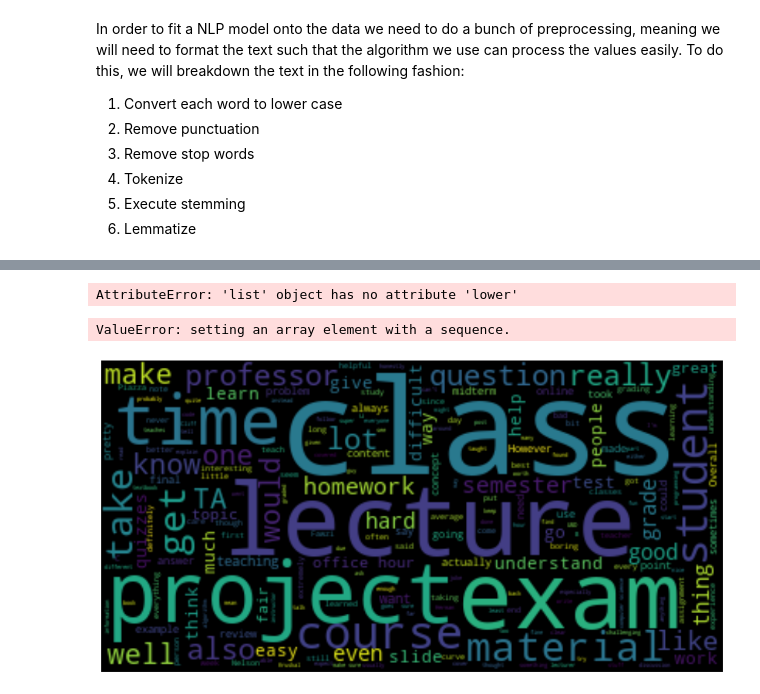
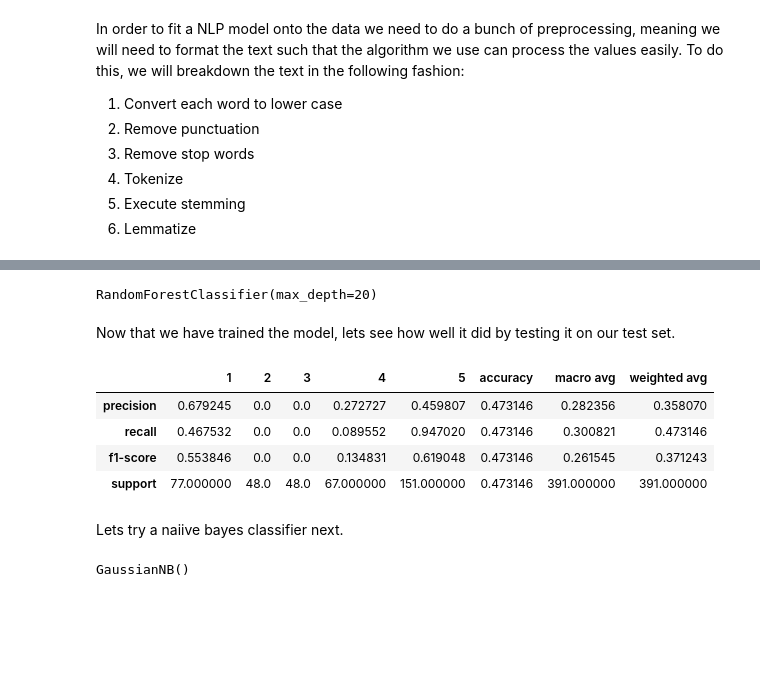
Before and after one commit to adamy03/course_analysis, a Jupyter notebook: course_analysis.ipynb, the cells around one changed output, grey strips where cells are left out. Cells and saved outputs as stored; diff of their text form; code cells hidden in the pictures; blank space fills up the shorter version.

```diff
--- a/course_analysis.ipynb
+++ b/course_analysis.ipynb
@@ -509,12 +494,10 @@ We have now broken each review into a string that simplifies the language into c
 # %%
-X = reviews["processed"].copy()
-Y = reviews["rating"].copy()
+X = CountVectorizer(max_features=1000).fit_transform(reviews["processed"]).toarray()
+Y = np.array(reviews["rating"].astype(int))
-# %%
-X = CountVectorizer(max_features=1000).fit_transform(X).toarray()
-# %% [output]
-AttributeError: 'list' object has no attribute 'lower'
+# %%
+X_train, X_test, y_train, y_test = train_test_split(X, Y, test_size=0.25, random_state=320)
 # %%
-clf = RandomForestClassifier(max_depth=10)
-clf.fit(X, Y)
+clf = RandomForestClassifier(max_depth=20, n_estimators=100)
+clf.fit(X_train, y_train)
 # %% [output]
-ValueError: setting an array element with a sequence.
+RandomForestClassifier(max_depth=20)
@@ -525,8 +504,18 @@ wc = WordCloud(stopwords=stop_words).generate(textt)
-# %%
-fig = plt.figure(figsize =(15, 10))
-
-plt.imshow(wc, interpolation='bilinear')
-plt.axis('off')
-plt.show()
-# %% [output]
-[figure, removed]
+# %% [markdown]
+Now that we have trained the model, lets see how well it did by testing it on our test set.
+# %%
+y_pred = clf.predict(X_test)
+pd.DataFrame(classification_report(y_test, y_pred, output_dict=True, zero_division=0))
+# %% [output]
+|  | 1 | 2 | 3 | 4 | 5 | accuracy | macro avg | weighted avg |
+| precision | 0.679245 | 0.0 | 0.0 | 0.272727 | 0.459807 | 0.473146 | 0.282356 | 0.358070 |
+| recall | 0.467532 | 0.0 | 0.0 | 0.089552 | 0.947020 | 0.473146 | 0.300821 | 0.473146 |
+| f1-score | 0.553846 | 0.0 | 0.0 | 0.134831 | 0.619048 | 0.473146 | 0.261545 | 0.371243 |
+| support | 77.000000 | 48.0 | 48.0 | 67.000000 | 151.000000 | 0.473146 | 391.000000 | 391.000000 |
+# %% [markdown]
+Lets try a naiive bayes classifier next.
+# %%
+nbc = GaussianNB()
+nbc.fit(X_train, y_train)
+# %% [output]
+GaussianNB()
```
Also changed, not shown: parts of 17 cells of this notebook, 1 other file.
